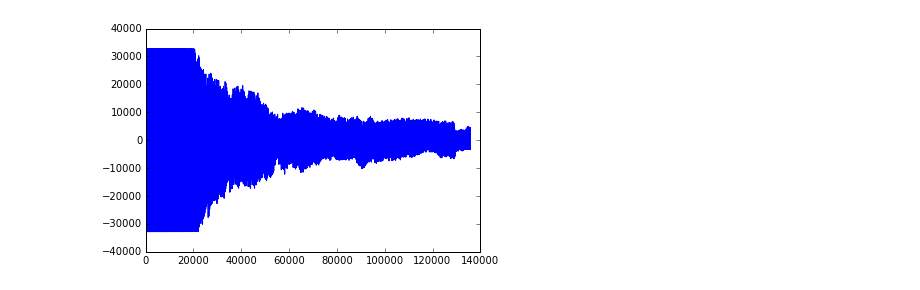
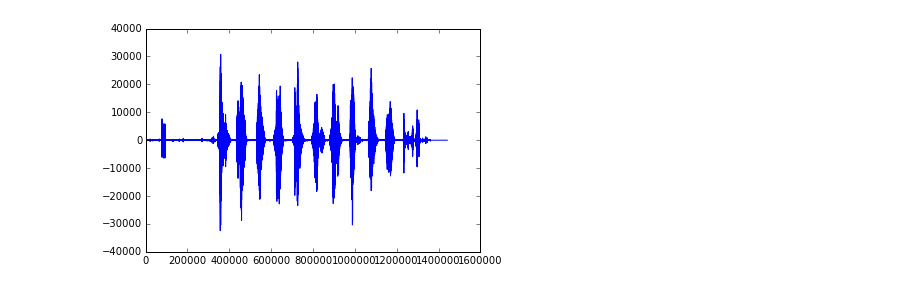
Before and after one commit to aartibagul/Source-Separation, a Jupyter notebook: Source_Separation.ipynb, the cells around one changed output. Drawn from its saved outputs; the diff is of its cells as text; code cells hidden in the pictures.

```diff
--- a/Source_Separation.ipynb
+++ b/Source_Separation.ipynb
@@ -6,23 +6,23 @@ from __future__ import division
 import wave, struct, numpy as np, matplotlib.mlab as mlab, pylab as pl
 import matplotlib.pyplot as plt
 # %%
-filename = "CG.wav"
+filename = "CML_Recording_Both.wav"
 w = wave.open(filename,"rb")
 
 #returns a named tuple (nchannels, sampwidth, framerate,
 # nframes, comptype, compname)
 waveParams = w.getparams()
 
 s = w.readframes(waveParams[3])
 w.close()
 waveArray = np.fromstring(s, np.int16)
 
 pl.figure()
 pl.plot(waveArray)
 
 spectrum, freq, bins = mlab.specgram(waveArray, NFFT=256,Fs=waveParams[2],sides='onesided')
 # %% [output]
-[figure, old version]
+[figure, new version]
 # %%
 # calculates and returns spectrogram of
 def get_wave(filename):
```
Also changed, not shown: parts of 21 cells of this notebook.
